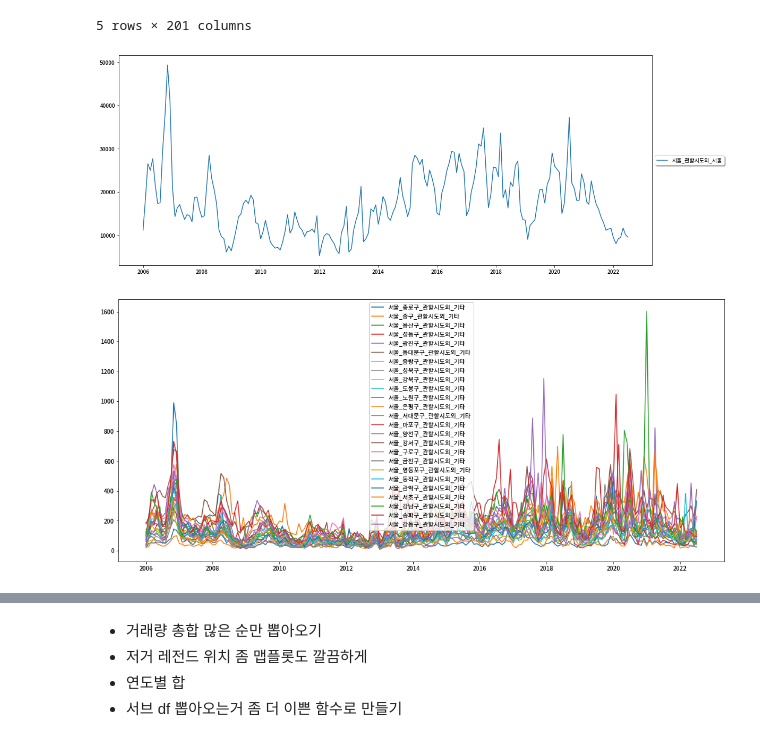
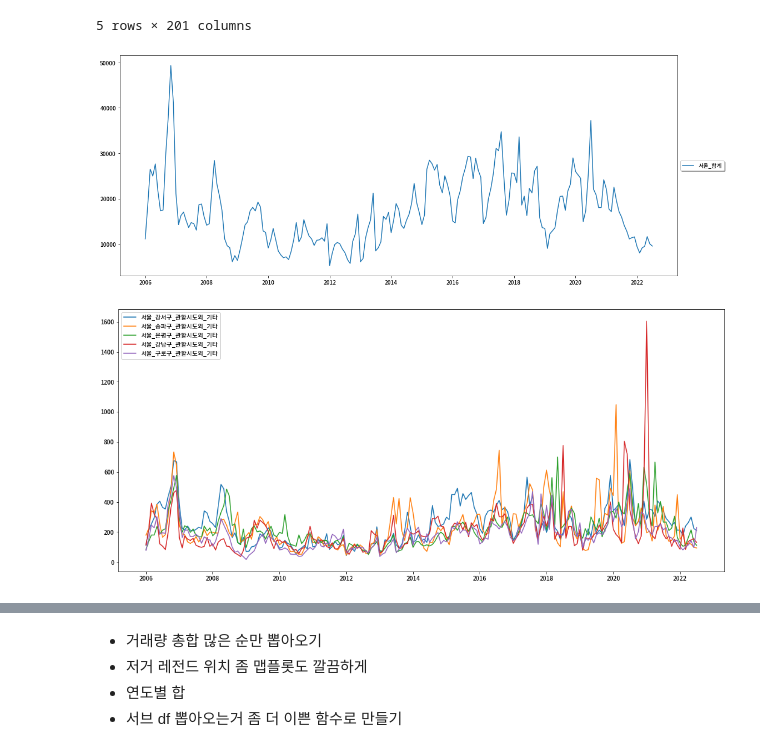
Before and after one commit to yeonghun00/real-estate, a Jupyter notebook: market.ipynb, the cells around one changed output, grey strips where cells are left out. Cells and saved outputs as stored; diff of their text form; code cells hidden in the pictures.

```diff
--- a/market.ipynb
+++ b/market.ipynb
@@ -81,36 +81,44 @@ df.head()
 | 13 | 전국 | 관할시도외_서울 | 4914.0 | 6438.0 | 9656.0 | 8250.0 | ... |
 | 14 | 전국 | 관할시도외_기타 | 9296.0 | 12857.0 | 16216.0 | 14906.0 | ... |
 5 rows × 201 columns
+# %%
+city = '서울'
+loc = set(df[df['지역'].str.contains(city)]['지역'])
+loc.remove(city)
 # %%
-def get_data(loc=['전국'], buyer=['합계']):
+def get_data(loc=['전국'], buyer=['합계'], rank=10):
   if type(loc) == str : loc = [loc]
   if type(buyer) == str : buyer = [buyer]
   t = df.loc[df['지역'].isin(loc)]
   t = t.loc[t['매입자거주지'].isin(buyer)]
   t = t.rename(index=dict(zip((t['지역'] + '_' + t['매입자거주지']).index, (t['지역'] + '_' + t['매입자거주지']))))
-  return t.drop(columns=['지역', '매입자거주지']).T
+  t = t.drop(columns=['지역', '매입자거주지'])
+  r = t.sum(axis=1).sort_values(ascending=False).index[:rank]
+  return t.loc[r].T
 # %%
 import matplotlib.pyplot as plt
 
 fig = plt.figure(figsize=(18,16))
 ax = fig.add_subplot(2, 1, 1)
-plt.plot(get_data('서울', '합계'))
+
+data = get_data('서울', '합계')
+plt.plot(data)
 ax.legend(data, loc='center left',  bbox_to_anchor=(1, 0.5), fancybox=True, shadow=True)
 
 plt.show()
 # %% [output]
-[figure, old version]
+[figure, new version]
 # %%
 import matplotlib.pyplot as plt
 
 city = '서울'
 loc = set(df[df['지역'].str.contains(city)]['지역'])
 loc.remove(city)
-data = get_data(loc, ['관할시도외_기타'])
+data = get_data(loc, ['관할시도외_기타'], 5)
 
 plt.figure(figsize=(18,8))
 plt.plot(data)
 plt.legend(data)
 plt.show()
 # %% [output]
-[figure, old version]
+[figure, new version]
```
Also changed, not shown: parts of 10 cells of this notebook.
